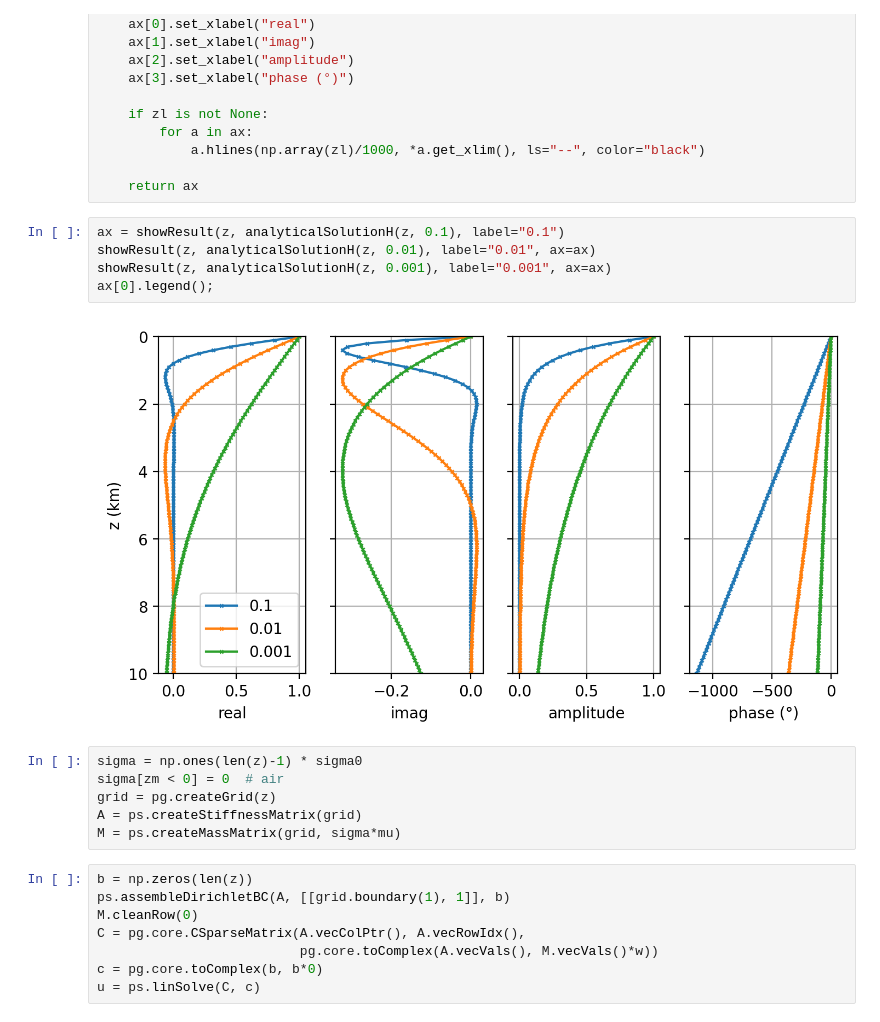
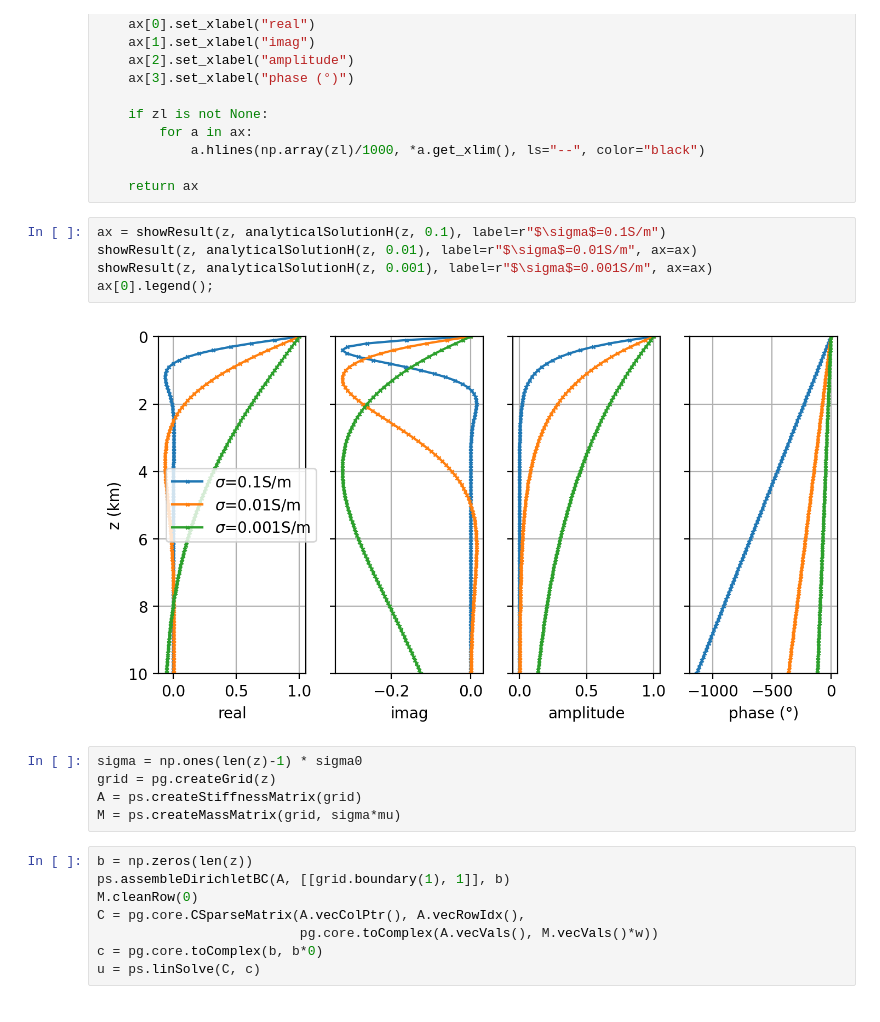
Before and after one commit to halbmy/NumericalGeophysics, a Jupyter notebook: notebooks/helmholtzFE1dpgC4.ipynb, the cells around one changed output. Drawn from its saved outputs; the diff is of its cells as text.

```diff
--- a/notebooks/helmholtzFE1dpgC4.ipynb
+++ b/notebooks/helmholtzFE1dpgC4.ipynb
@@ -72,15 +71,14 @@ def showResult(z, u, uAna=None, label="numeric", zl=None, **kwargs):
 
     return ax
 # %%
-ax = showResult(z, analyticalSolutionH(z, 0.1), label="0.1")
-showResult(z, analyticalSolutionH(z, 0.01), label="0.01", ax=ax)
-showResult(z, analyticalSolutionH(z, 0.001), label="0.001", ax=ax)
+ax = showResult(z, analyticalSolutionH(z, 0.1), label=r"$\sigma$=0.1S/m")
+showResult(z, analyticalSolutionH(z, 0.01), label=r"$\sigma$=0.01S/m", ax=ax)
+showResult(z, analyticalSolutionH(z, 0.001), label=r"$\sigma$=0.001S/m", ax=ax)
 ax[0].legend();
 # %% [output]
-[figure, old version]
+[figure, new version]
 # %%
 sigma = np.ones(len(z)-1) * sigma0
-sigma[zm < 0] = 0  # air
 grid = pg.createGrid(z)
 A = ps.createStiffnessMatrix(grid)
 M = ps.createMassMatrix(grid, sigma*mu)
```
Also changed, not shown: parts of 14 cells of this notebook, 40 other files.
